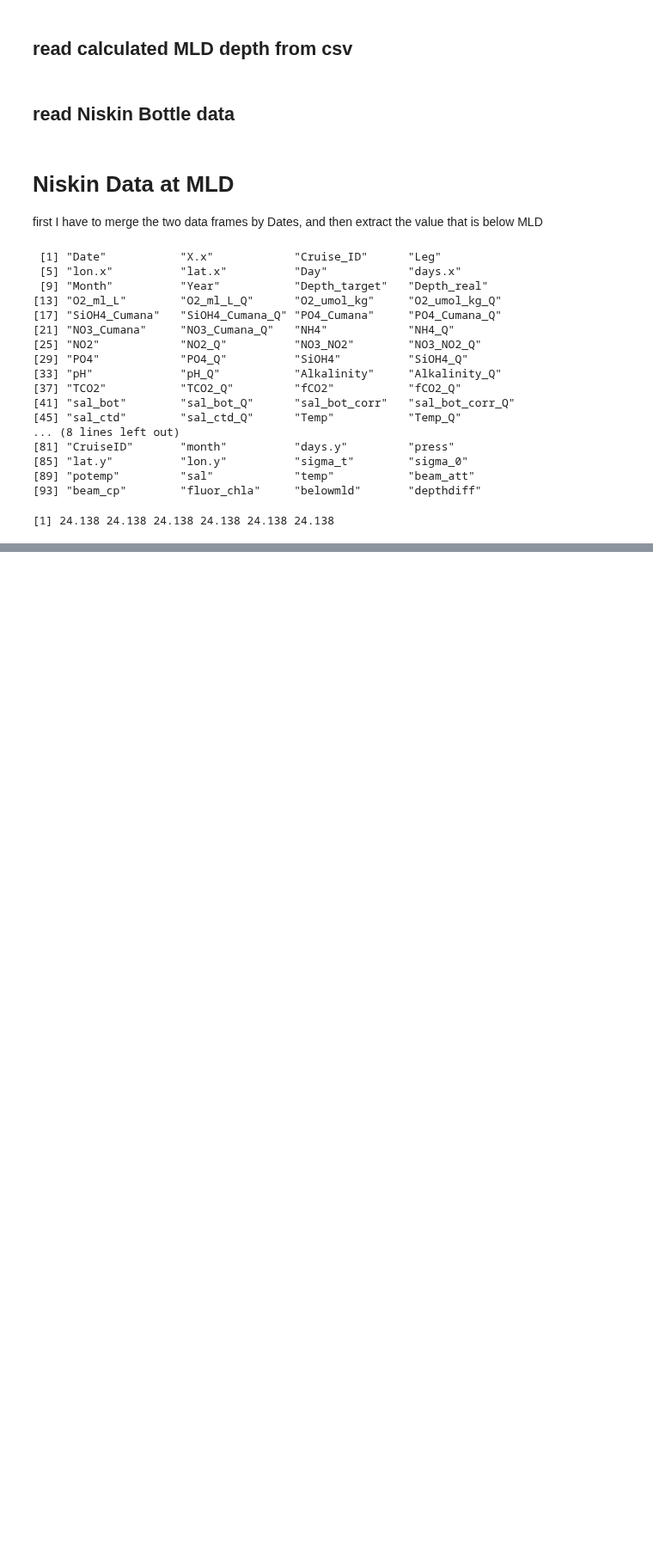
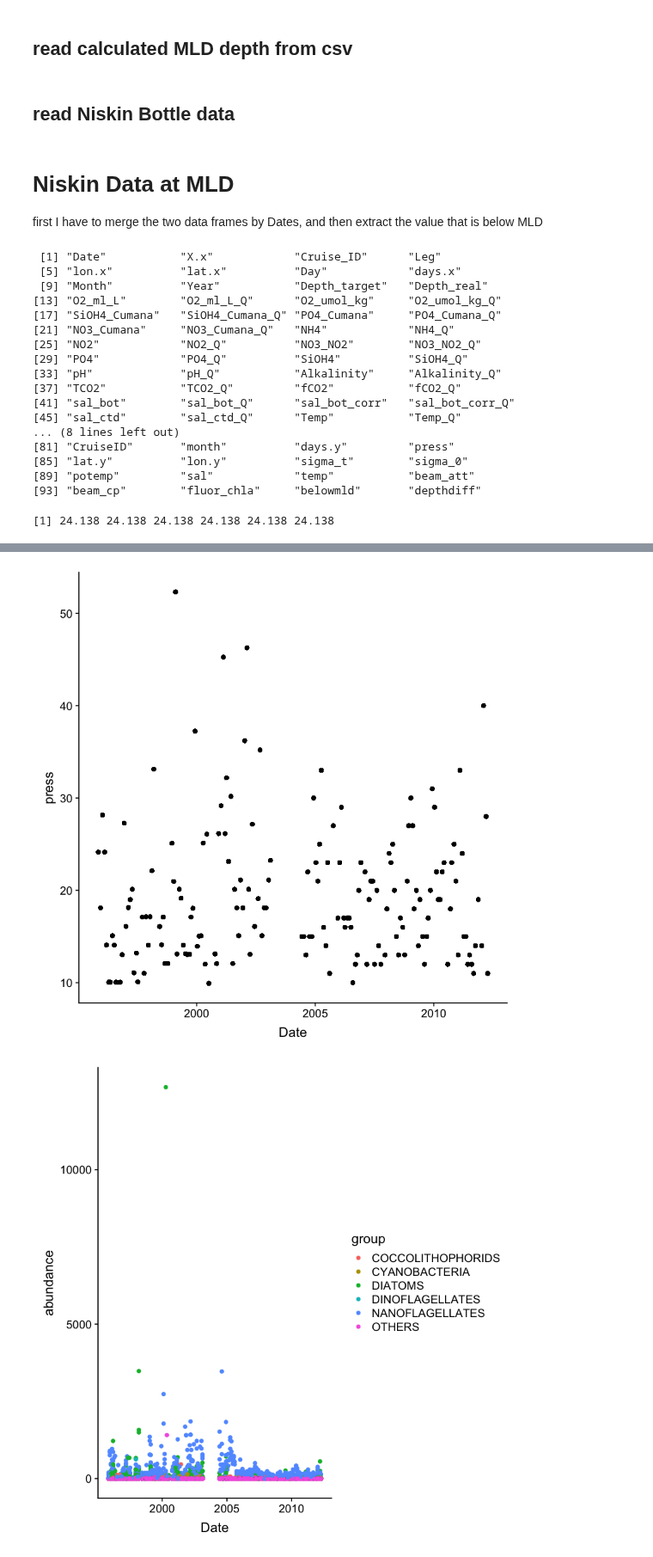
Before and after one commit to ben1post/BennyPhD, a Jupyter notebook: CaRiaco/RegimeShiftNotebooks/MLD_ConcBelowMLD.R.ipynb, the cells around one changed output, grey strips where cells are left out. Shown at 86% size. Cells and saved outputs as stored; diff of their text form; code cells hidden in the pictures; blank space fills up the shorter version.

```diff
--- a/CaRiaco/RegimeShiftNotebooks/MLD_ConcBelowMLD.R.ipynb
+++ b/CaRiaco/RegimeShiftNotebooks/MLD_ConcBelowMLD.R.ipynb
@@ -71,0 +105,10 @@ Warning message:
+# %%
+phyto_filt <- read.csv("DATA_processed/PhytoAbund_filtered.csv")
+phyto_filt$Date <- as.POSIXct(phyto_filt$date, format="%Y-%m-%d")
+# %%
+merge_phyto_mld <- merge(phyto_filt, mld_depth, by="Date")
+
+merge_phyto_mld$depthdiff <- merge_phyto_mld$press - merge_phyto_mld$depth
+
+str(merge_phyto_mld)
+head(merge_phyto_mld$press)
@@ -71,0 +134,13 @@ Warning message:
+# %%
+phyto_above_mld <- merge_phyto_mld %>%
+  group_by(CruiseID.x) %>% # this groups it by the run number
+  filter(depthdiff > -3) %>% # only keep values below MLD
+  arrange(desc(depthdiff))%>% # arrange with smallest depth difference at the top
+  #slice(1) %>% # takes the topmost value (i.e. closest below MLD)
+  ungroup() #removes grouping
+# %%
+ggplot() + geom_point(data=phyto_above_mld, aes(x=Date,y=press))
+ggplot() + geom_point(data=phyto_above_mld[!phyto_above_mld$group=="TOTAL",], aes(x=Date,y=abundance,col=group))
+# %% [output]
+[figure, added]
+[figure, added]
```
Also changed, not shown: parts of 14 cells of this notebook, 59 other files.
